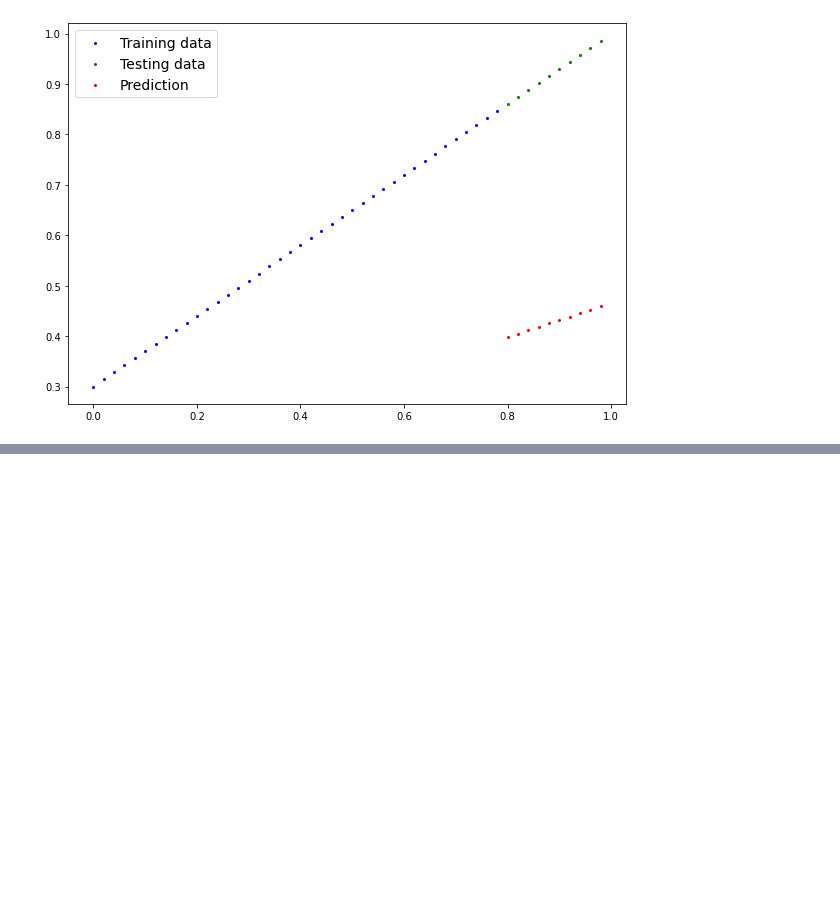
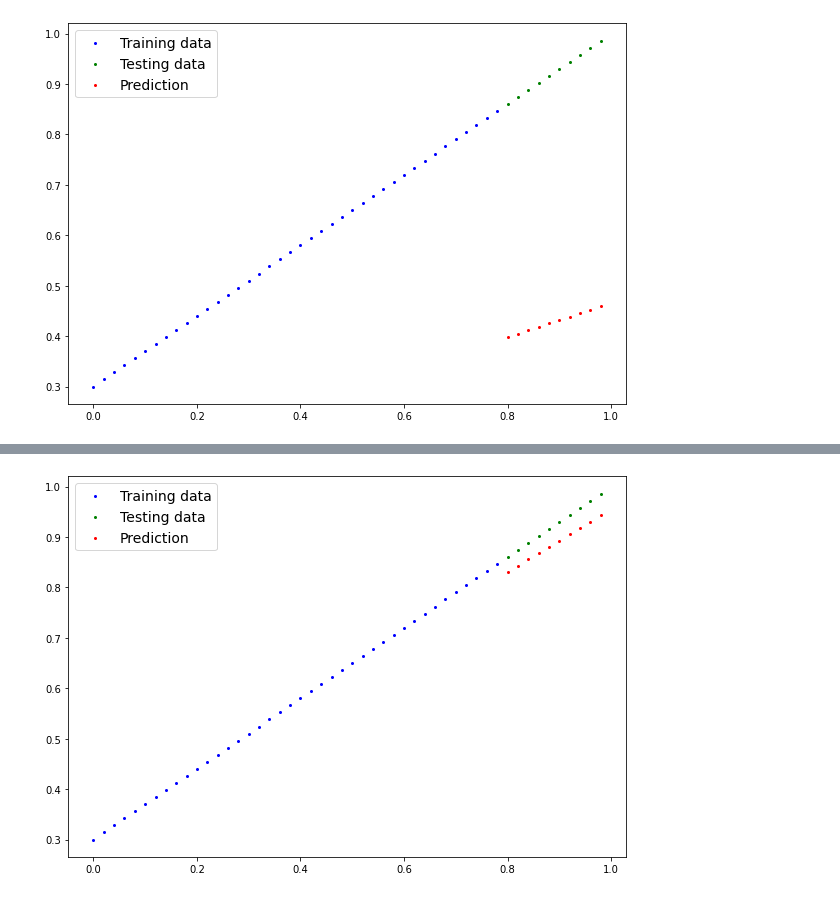
Before and after one commit to zahra-sharifzadeh/pytorch, a Jupyter notebook: 01_pytorch_workflow.ipynb, the cells around one changed output, grey strips where cells are left out. Cells and saved outputs as stored; diff of their text form; code cells hidden in the pictures; blank space fills up the shorter version.

```diff
--- a/01_pytorch_workflow.ipynb
+++ b/01_pytorch_workflow.ipynb
@@ -157,0 +173,36 @@ plot_prediction(predictions=y_preds)
+# %%
+
+torch.manual_seed(42) # Repudicibility
+
+epochs = 100
+### Training
+# loop through the data:
+for epoch in range(epochs):
+  # Set the model to training mode
+  model_0.train() # train mode in PyTorch sets all requrie gradient = True
+
+  # Forward path
+  y_pred = model_0(X_train)
+
+  # Calculate Loss function
+  loss = loss_fn(y_pred, y_train)
+
+  print(f"loss: {loss}")
+
+  # Optimizer zero grad
+  optimizer.zero_grad() # Start fresh
+
+  # Preform backprpagation on the Loss with respect to parameters
+  loss.backward()
+
+  # Optimizer
+  optimizer.step()
+
+# Testing
+model_0.eval() # turns off the require gradient
+
+# print parameters vals
+print(model_0.state_dict())
+
+# print ideal vals
+print(weight, bias)
@@ -157,0 +227,8 @@ plot_prediction(predictions=y_preds)
+# %%
+# Predictions after 100 epochs
+with torch.inference_mode():
+  y_preds_new = model_0(X_test)
+
+plot_prediction(predictions= y_preds_new)
+# %% [output]
+[figure, added]
```
Also changed, not shown: parts of 5 cells of this notebook.
